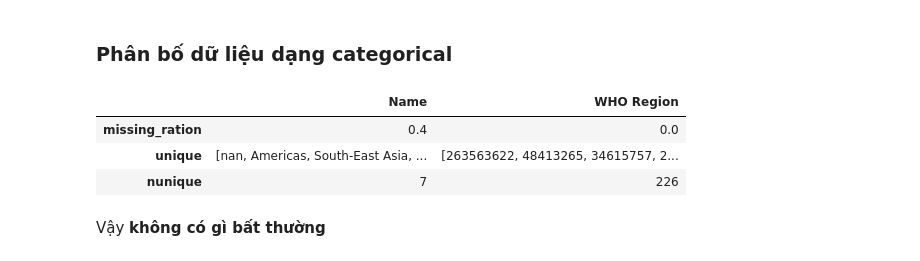
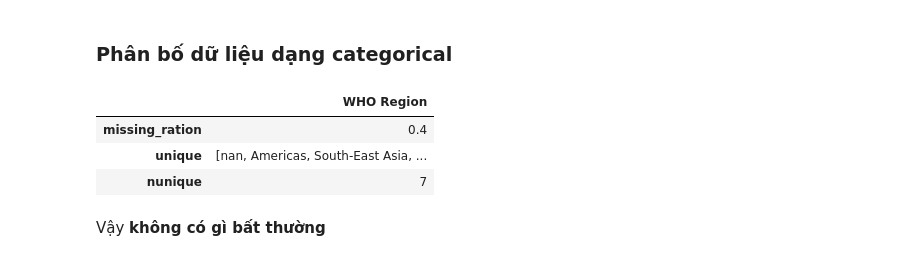
Before and after one commit to lavData/P4DS_Final_project, a Jupyter notebook: Khám phá dữ liệu.ipynb, the cells around one changed output. Cells and saved outputs as stored; diff of their text form; code cells hidden in the pictures.

```diff
--- a/Khám phá dữ liệu.ipynb
+++ b/Khám phá dữ liệu.ipynb
@@ -43,4 +43,5 @@ tình hình Vaccin ở các quốc gia.
 # %%
-global_table_df = pd.read_csv('dataset/WHO-COVID-19-global-table-data.csv')
+global_table_df = pd.read_csv('dataset/WHO-COVID-19-global-table-data.csv',index_col= False)
+global_table_df = global_table_df.set_index('Name')
 global_table_df.head()
 # %% [output]
@@ -144,5 +140,3 @@ Column `Deaths - newly reported in last 24 hours` chứa nhiều NaN, có thể
-# %%
-global_table_df.iloc[:,-1] = global_table_df.iloc[:,-1].fillna(0)
 # %% [markdown]
 ---
 ### Quay lại khám phá dữ liệu
@@ -164,12 +161,12 @@ Vậy **không có gì bất thường**
 ### Phân bố dữ liệu dạng categorical
 # %%
 pd.set_option("display.max_colwidth",100)
-global_table_df[['Name','WHO Region']].agg([missing_ration,pd.Series.unique,pd.Series.nunique])
+global_table_df[['WHO Region']].agg([missing_ration,pd.Series.unique,pd.Series.nunique])
 # %% [output]
-|  | Name | WHO Region |
-| missing_ration | 0.4 | 0.0 |
-| unique | [nan, Americas, South-East Asia, ... | [263563622, 48413265, 34615757, 2... |
-| nunique | 7 | 226 |
+|  | WHO Region |
+| missing_ration | 0.4 |
+| unique | [nan, Americas, South-East Asia, ... |
+| nunique | 7 |
 # %% [markdown]
 Vậy **không có gì bất thường**
 # %% [markdown]
```
Also changed, not shown: parts of 40 cells of this notebook.
